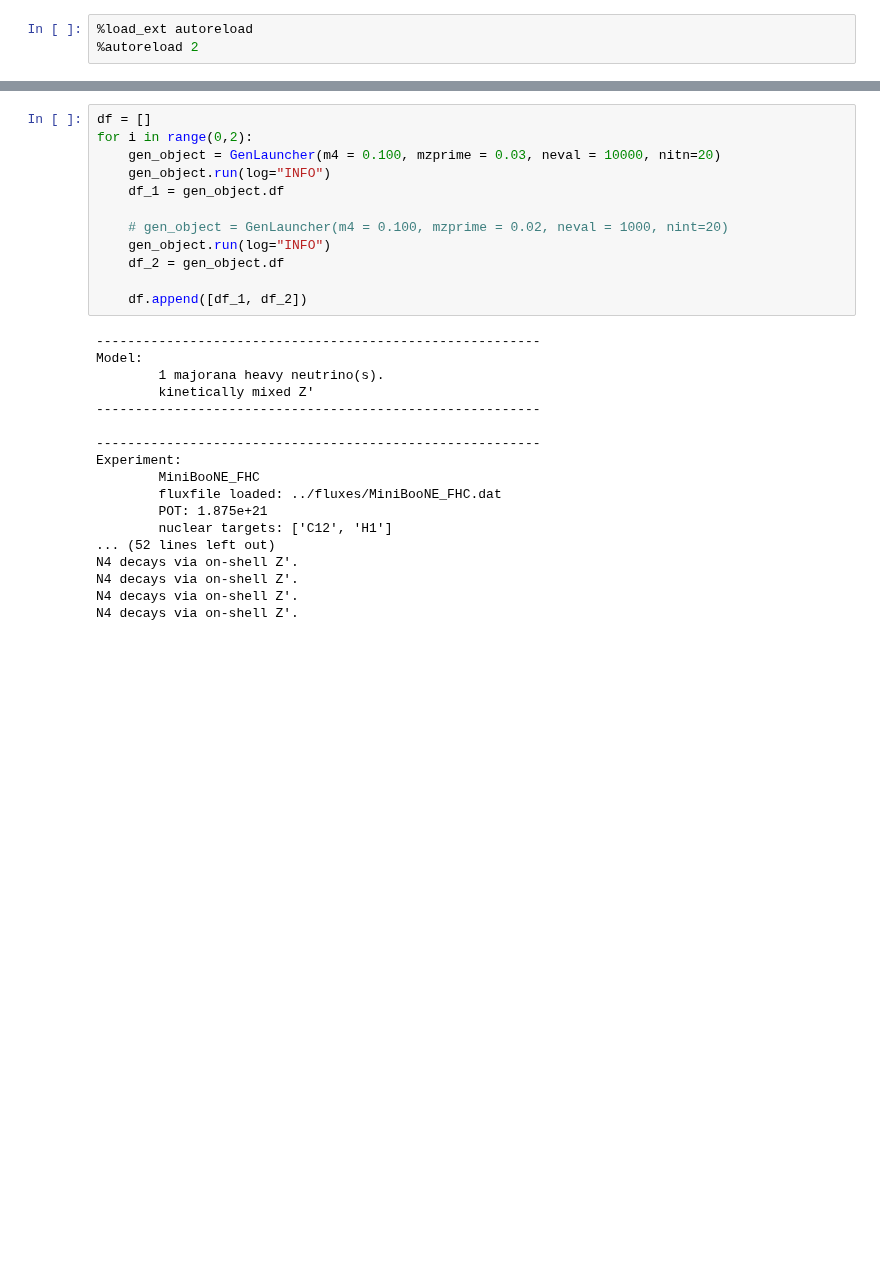
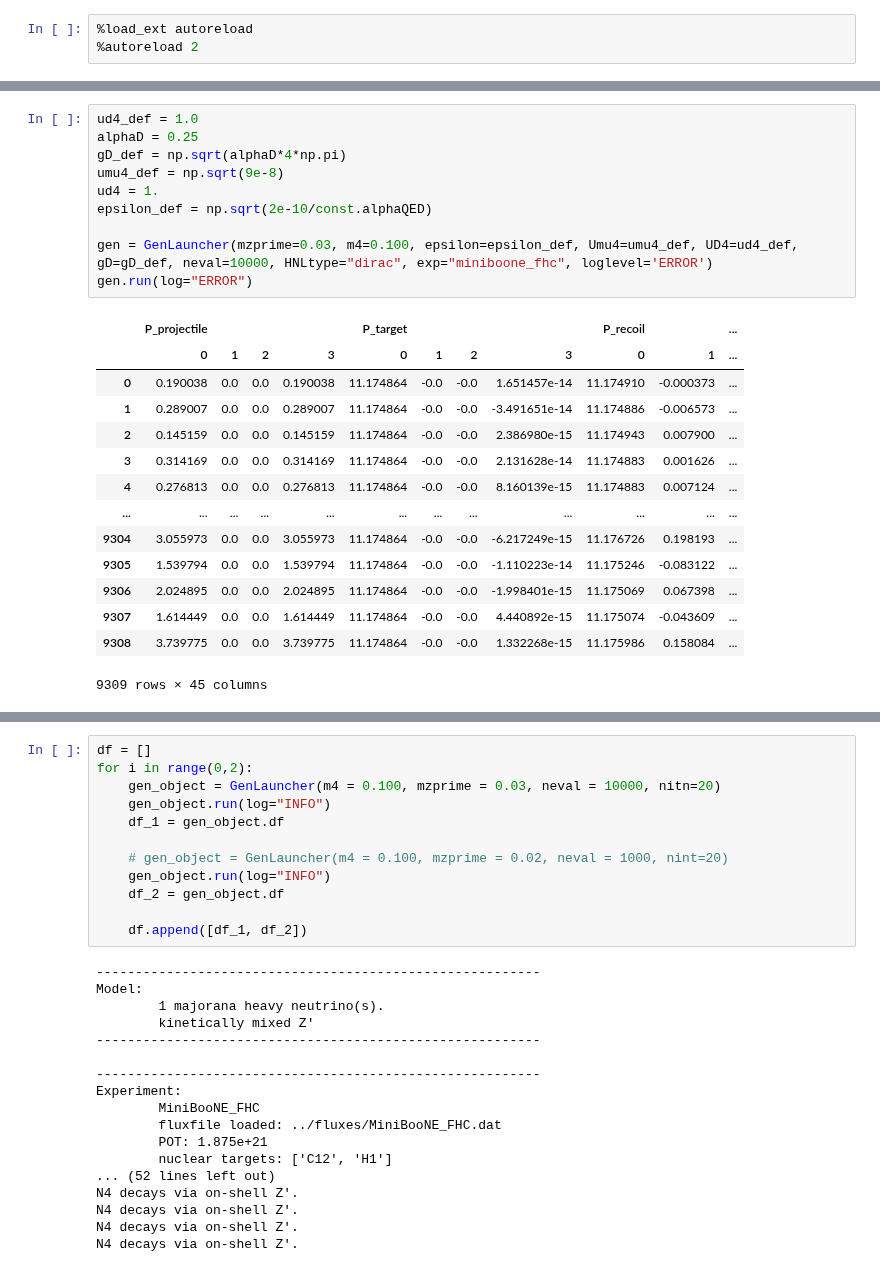
Before and after one commit to mhostert/DarkNews-generator, a Jupyter notebook: examples/test_generator.ipynb, the cells around one changed output, grey strips where cells are left out. Drawn from its saved outputs; the diff is of its cells as text; blank space fills up the shorter version.

```diff
--- a/examples/test_generator.ipynb
+++ b/examples/test_generator.ipynb
@@ -85,0 +221,25 @@ Total events predicted:
+# %%
+ud4_def = 1.0
+alphaD = 0.25
+gD_def = np.sqrt(alphaD*4*np.pi)
+umu4_def = np.sqrt(9e-8)
+ud4 = 1.
+epsilon_def = np.sqrt(2e-10/const.alphaQED)
+
+gen = GenLauncher(mzprime=0.03, m4=0.100, epsilon=epsilon_def, Umu4=umu4_def, UD4=ud4_def, gD=gD_def, neval=10000, HNLtype="dirac", exp="miniboone_fhc", loglevel='ERROR')
+gen.run(log="ERROR")
+# %% [output]
+|  | P_projectile |  |  |  | P_target |  |  |  | P_recoil |  | ... |
+|  | 0 | 1 | 2 | 3 | 0 | 1 | 2 | 3 | 0 | 1 | ... |
+| 0 | 0.190038 | 0.0 | 0.0 | 0.190038 | 11.174864 | -0.0 | -0.0 | 1.651457e-14 | 11.174910 | -0.000373 | ... |
+| 1 | 0.289007 | 0.0 | 0.0 | 0.289007 | 11.174864 | -0.0 | -0.0 | -3.491651e-14 | 11.174886 | -0.006573 | ... |
+| 2 | 0.145159 | 0.0 | 0.0 | 0.145159 | 11.174864 | -0.0 | -0.0 | 2.386980e-15 | 11.174943 | 0.007900 | ... |
+| 3 | 0.314169 | 0.0 | 0.0 | 0.314169 | 11.174864 | -0.0 | -0.0 | 2.131628e-14 | 11.174883 | 0.001626 | ... |
+| 4 | 0.276813 | 0.0 | 0.0 | 0.276813 | 11.174864 | -0.0 | -0.0 | 8.160139e-15 | 11.174883 | 0.007124 | ... |
+| ... | ... | ... | ... | ... | ... | ... | ... | ... | ... | ... | ... |
+| 9304 | 3.055973 | 0.0 | 0.0 | 3.055973 | 11.174864 | -0.0 | -0.0 | -6.217249e-15 | 11.176726 | 0.198193 | ... |
+| 9305 | 1.539794 | 0.0 | 0.0 | 1.539794 | 11.174864 | -0.0 | -0.0 | -1.110223e-14 | 11.175246 | -0.083122 | ... |
+| 9306 | 2.024895 | 0.0 | 0.0 | 2.024895 | 11.174864 | -0.0 | -0.0 | -1.998401e-15 | 11.175069 | 0.067398 | ... |
+| 9307 | 1.614449 | 0.0 | 0.0 | 1.614449 | 11.174864 | -0.0 | -0.0 | 4.440892e-15 | 11.175074 | -0.043609 | ... |
+| 9308 | 3.739775 | 0.0 | 0.0 | 3.739775 | 11.174864 | -0.0 | -0.0 | 1.332268e-15 | 11.175986 | 0.158084 | ... |
+9309 rows × 45 columns
```
Also changed, not shown: parts of 22 cells of this notebook, 8 other files.
